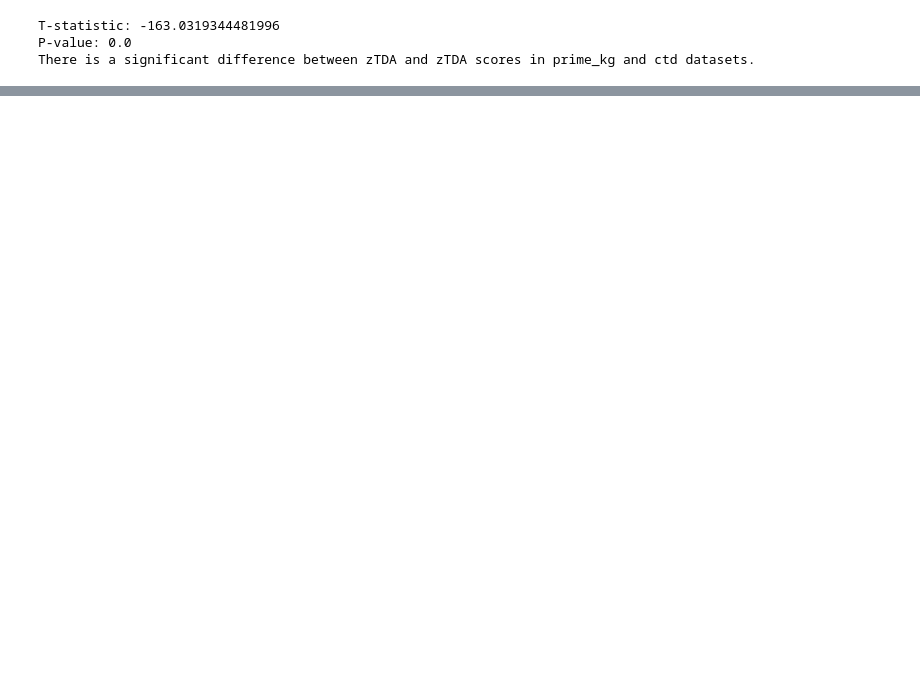
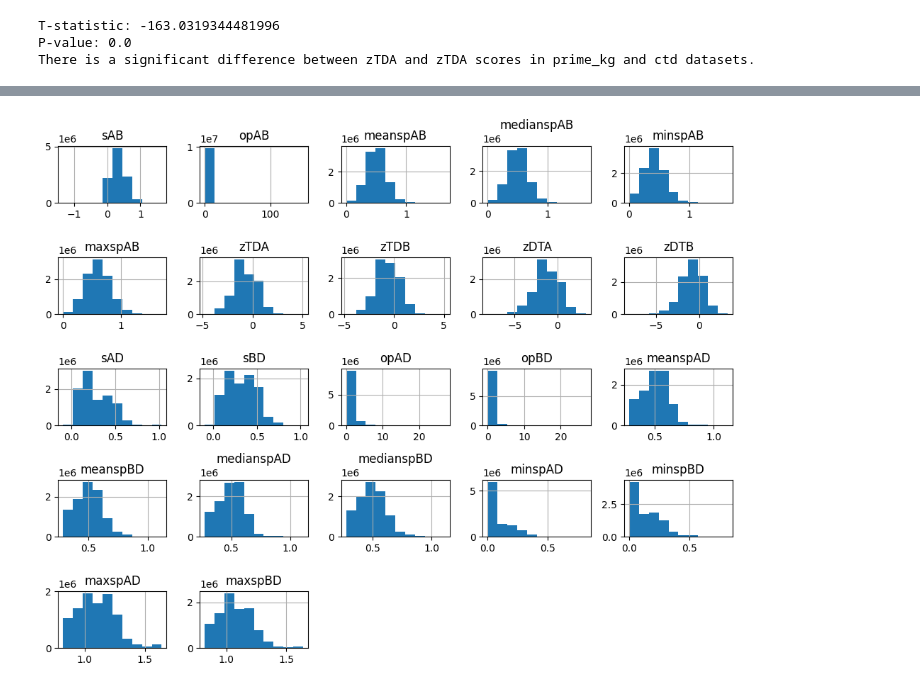
Before and after one commit to TheaSteuerwald/Softwarepraktikum, a Jupyter notebook: week1.ipynb, the cells around one changed output, grey strips where cells are left out. Saved outputs shown, nothing was run; the diff lists cells and outputs as text; code cells hidden in the pictures; blank space fills up the shorter version.

```diff
--- a/week1.ipynb
+++ b/week1.ipynb
@@ -36,3 +12,7 @@ DataFrame 1:
+# %%
+columns_to_remove = ['sA', 'sB', 'opA', 'opB']
+filtered_df1 = df1.drop(columns=columns_to_remove)
+filtered_df2 = df2.drop(columns=columns_to_remove)
 # %% [markdown]
 ## Exploring different z-scores in the datasets
 # %%
@@ -119,0 +154,6 @@ There is a significant difference between zTDA and zTDA scores in prime_kg and c
+# %%
+filtered_df1.hist(figsize=(10, 8))
+plt.tight_layout()  # Adjust layout to prevent overlap
+plt.show()
+# %% [output]
+[figure, added]
```
Also changed, not shown: parts of 7 cells of this notebook.
